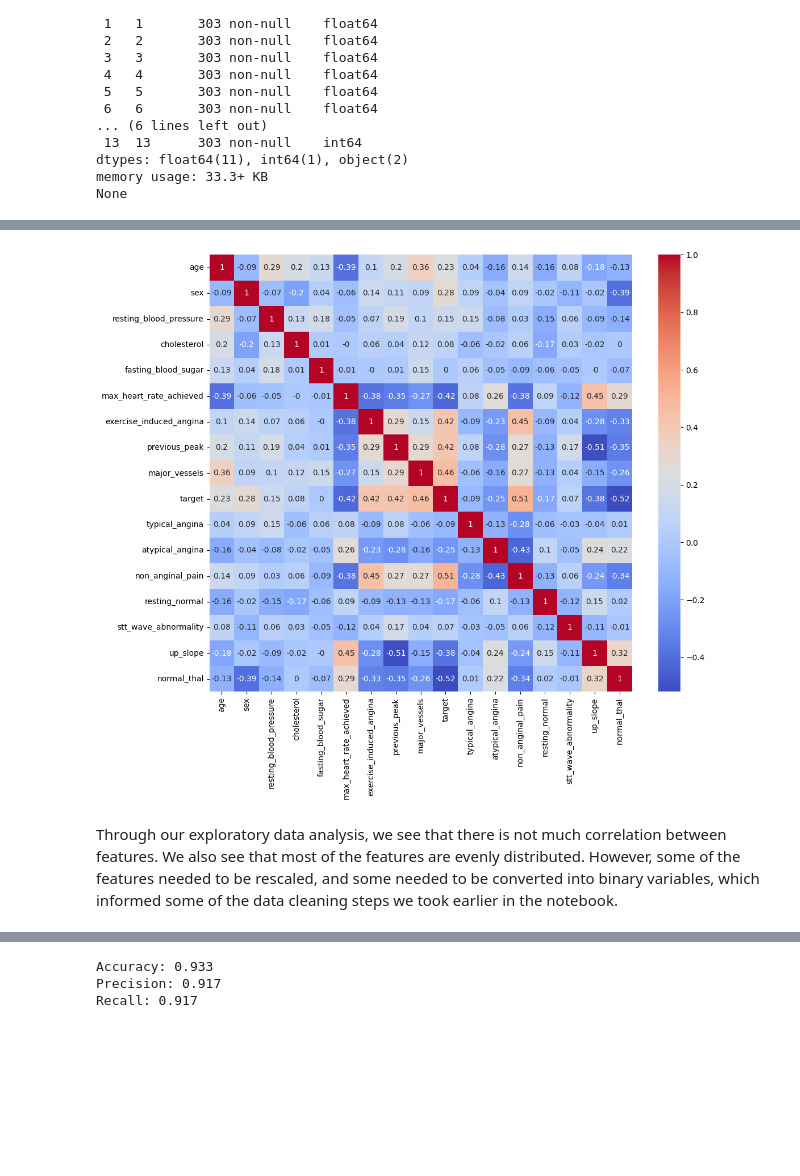
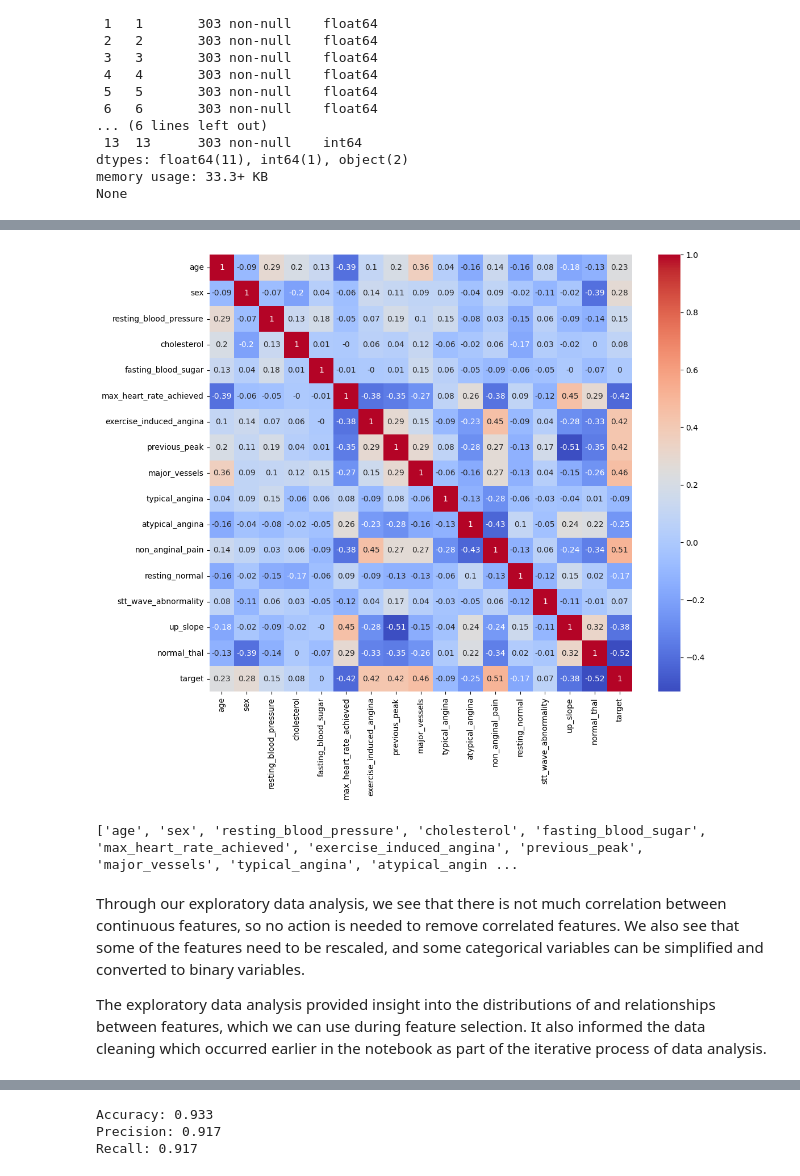
Before and after one commit to kekatzmann/heart-disease-prediction, a Jupyter notebook: heart_disease_prediction.ipynb, the cells around one changed output, grey strips where cells are left out. Drawn from its saved outputs; the diff is of its cells as text; code cells hidden in the pictures; blank space fills up the shorter version.

```diff
--- a/heart_disease_prediction.ipynb
+++ b/heart_disease_prediction.ipynb
@@ -104,7 +112,7 @@ columns_to_cast_to_int = [
     'slope',
     'major_vessels',
     'thal_rate',
-    'target'
+    'target_multiclass'
 ]
 
 for column in columns_to_cast_to_int:
@@ -140,7 +148,7 @@ heart_attack['normal_thal'] = (heart_attack['thal_rate'] == 3).astype(int)
 # heart_attack['fixed_defect'] = (heart_attack['thal_rate'] == 7).astype(int)
 
 # target - converting multiclass to binary. 0 means no heart disease, anything else means heart disease
-heart_attack['target'] = (heart_attack['target'] > 0).astype(int)
+heart_attack['target'] = (heart_attack['target_multiclass'] > 0).astype(int)
 # %%
 
 # rescaling continuous variables
@@ -218,0 +248,16 @@ ax = sns.pairplot(
+# %%
+# plot categorical variables as bar plots
+categorical_columns = [
+    'chest_pain_type',
+    'rest_ecg',
+    'slope',
+    'thal_rate',
+    'target'
+]
+
+for column in categorical_columns:
+    ax = sns.countplot(
+        x=column,
+        data=heart_attack
+    )
+    plt.show()
@@ -219,36 +270,39 @@ ax = sns.pairplot(
 # %%
+# create a correlation matrix
 # exclude the categorical features we converted to binary
 correlation_columns_to_exclude = [
     'chest_pain_type',
     'rest_ecg',
     'slope',
     'thal_rate',
+    'target_multiclass',
 ]
 
 correlation_columns = [
     column for column in heart_attack.columns if column not in correlation_columns_to_exclude
 ]
 
 correlation = heart_attack[correlation_columns].corr().round(2)
 
 ax = sns.heatmap(
     correlation,
     annot=True,
     cmap='coolwarm'
 )
 
 fig = ax.get_figure()
 fig.set_size_inches(12, 10)
 
 # ax.savefig("plots/correlation.png")
 # %% [output]
-[figure, old version]
+[figure, new version]
 # %%
 # creating list with the features we will use to train each model
-# exclude target column
+# exclude target columns
 # exclude catgorical columns which have been transformed into binary columns
 columns_to_drop = [
     'target',
+    'target_multiclass',
     'chest_pain_type',
     'rest_ecg',
     'slope',
@@ -256,6 +310,11 @@ columns_to_drop = [
 ]
 
 features = [column for column in list(heart_attack.columns) if column not in columns_to_drop]
+print(features)
+# %% [output]
+['age', 'sex', 'resting_blood_pressure', 'cholesterol', 'fasting_blood_sugar', 'max_heart_rate_achieved', 'exercise_induced_angina', 'previous_peak', 'major_vessels', 'typical_angina', 'atypical_angin ...
 # %% [markdown]
-Through our exploratory data analysis, we see that there is not much correlation between features. We also see that most of the features are evenly distributed. However, some of the features needed to be rescaled, and some needed to be converted into binary variables, which informed some of the data cleaning steps we took earlier in the notebook.
+Through our exploratory data analysis, we see that there is not much correlation between continuous features, so no action is needed to remove correlated features. We also see that some of the features need to be rescaled, and some categorical variables can be simplified and converted to binary variables.
+
+The exploratory data analysis provided insight into the distributions of and relationships between features, which we can use during feature selection. It also informed the data cleaning which occurred earlier in the notebook as part of the iterative process of data analysis.
 # %% [markdown]
```
Also changed, not shown: parts of 24 cells of this notebook.
